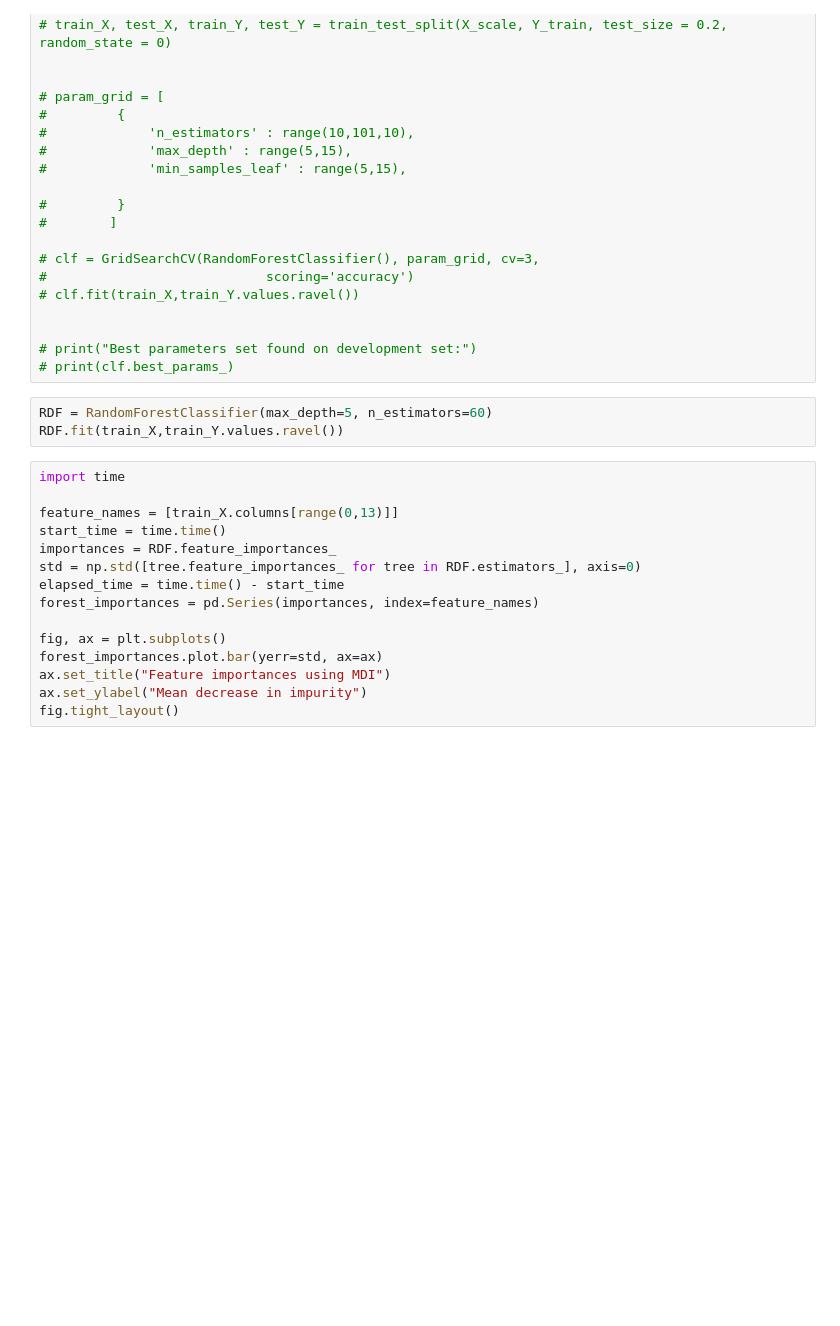
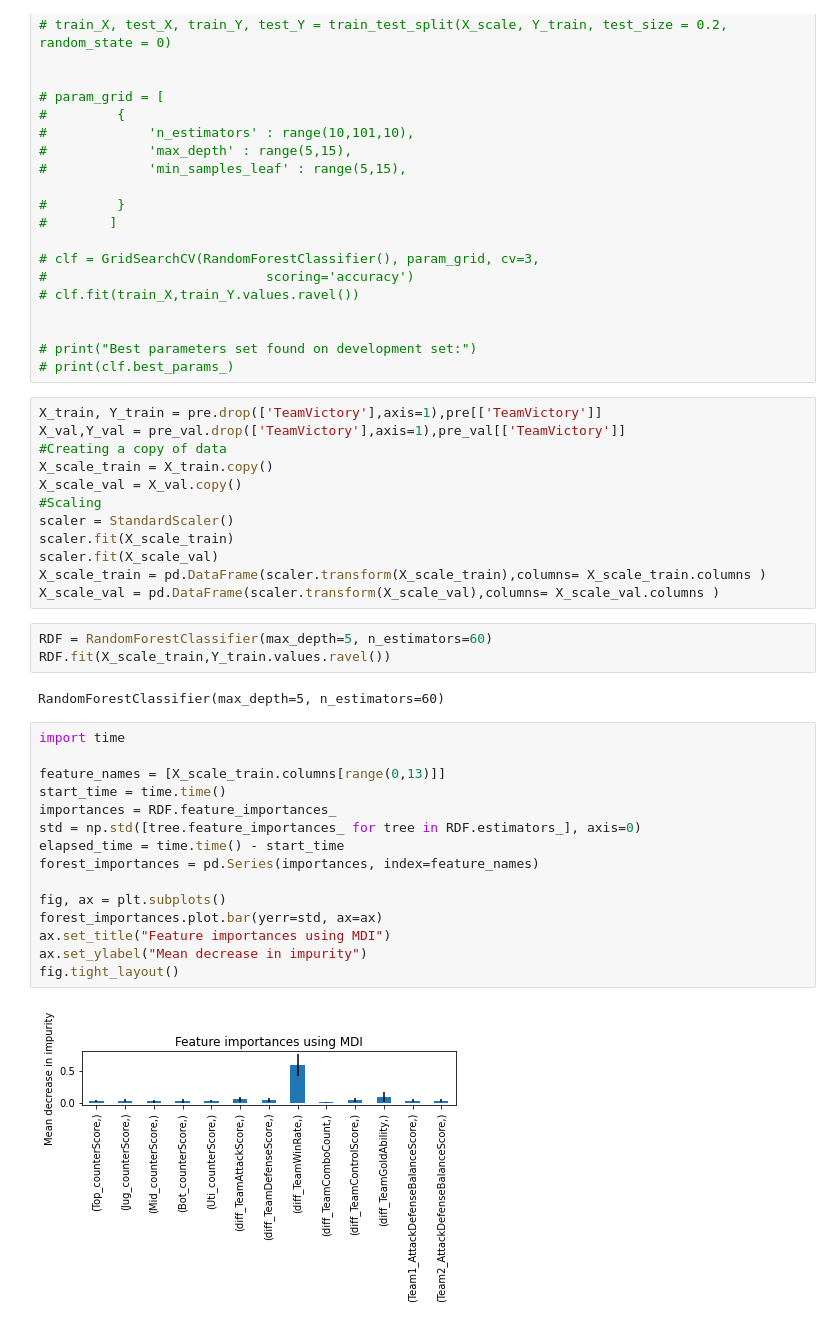
Before and after one commit to Jiawei-oukai/MachinLearning-LOL_Gaming, a Jupyter notebook: DecisionTree.ipynb, the cells around one changed output. Drawn from its saved outputs; the diff is of its cells as text; blank space fills up the shorter version.

```diff
--- a/DecisionTree.ipynb
+++ b/DecisionTree.ipynb
@@ -145,21 +202,37 @@ runModel(pre_all,3)
 
 # print("Best parameters set found on development set:")
 # print(clf.best_params_)
+# %%
+X_train, Y_train = pre.drop(['TeamVictory'],axis=1),pre[['TeamVictory']]
+X_val,Y_val = pre_val.drop(['TeamVictory'],axis=1),pre_val[['TeamVictory']]
+#Creating a copy of data
+X_scale_train = X_train.copy()
+X_scale_val = X_val.copy()
+#Scaling
+scaler = StandardScaler()
+scaler.fit(X_scale_train)
+scaler.fit(X_scale_val)
+X_scale_train = pd.DataFrame(scaler.transform(X_scale_train),columns= X_scale_train.columns )
+X_scale_val = pd.DataFrame(scaler.transform(X_scale_val),columns= X_scale_val.columns )
 # %%
 RDF = RandomForestClassifier(max_depth=5, n_estimators=60)
-RDF.fit(train_X,train_Y.values.ravel())
+RDF.fit(X_scale_train,Y_train.values.ravel())
+# %% [output]
+RandomForestClassifier(max_depth=5, n_estimators=60)
 # %%
 import time
 
-feature_names = [train_X.columns[range(0,13)]]
+feature_names = [X_scale_train.columns[range(0,13)]]
 start_time = time.time()
 importances = RDF.feature_importances_
 std = np.std([tree.feature_importances_ for tree in RDF.estimators_], axis=0)
 elapsed_time = time.time() - start_time
 forest_importances = pd.Series(importances, index=feature_names)
 
 fig, ax = plt.subplots()
 forest_importances.plot.bar(yerr=std, ax=ax)
 ax.set_title("Feature importances using MDI")
 ax.set_ylabel("Mean decrease in impurity")
 fig.tight_layout()
+# %% [output]
+[figure, added]
```
Also changed, not shown: parts of 6 cells of this notebook.
